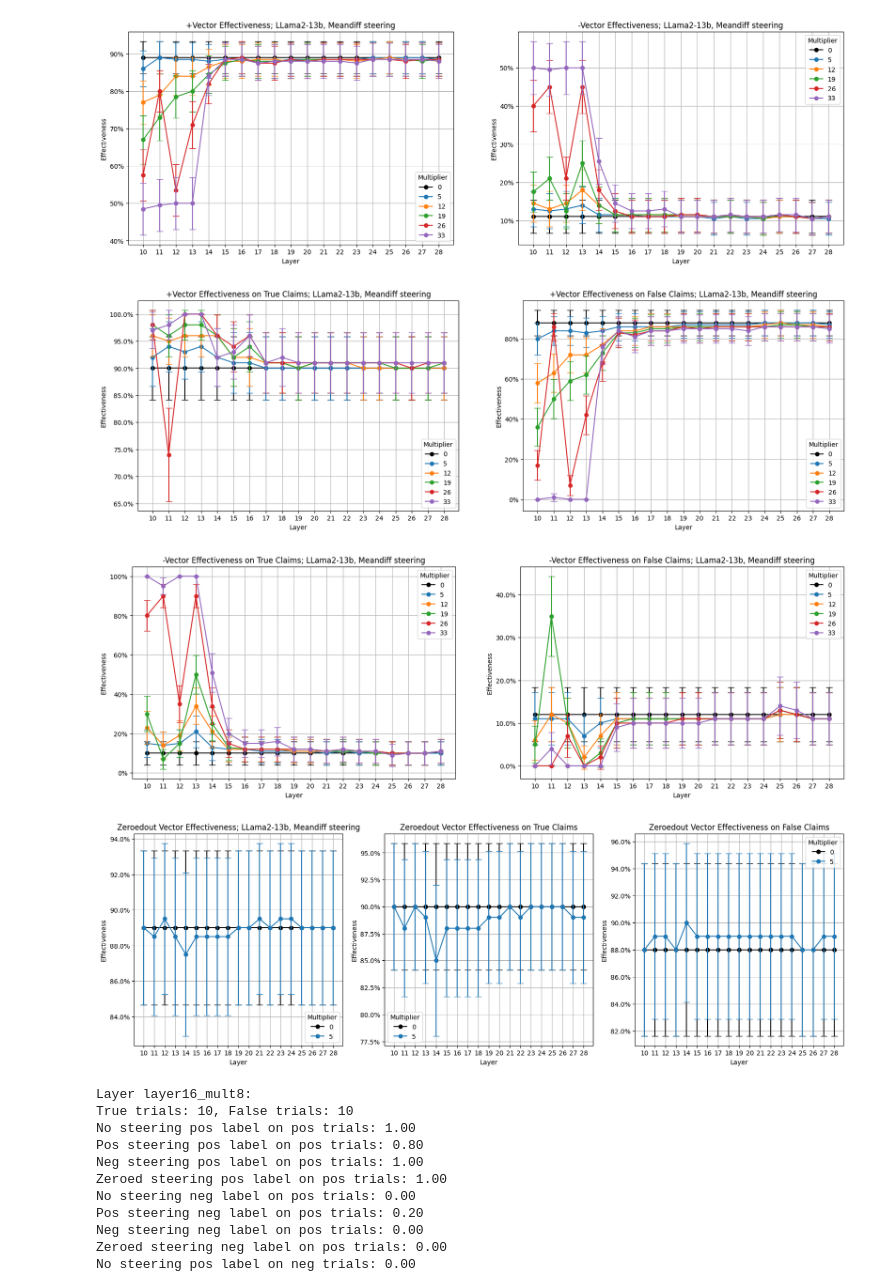
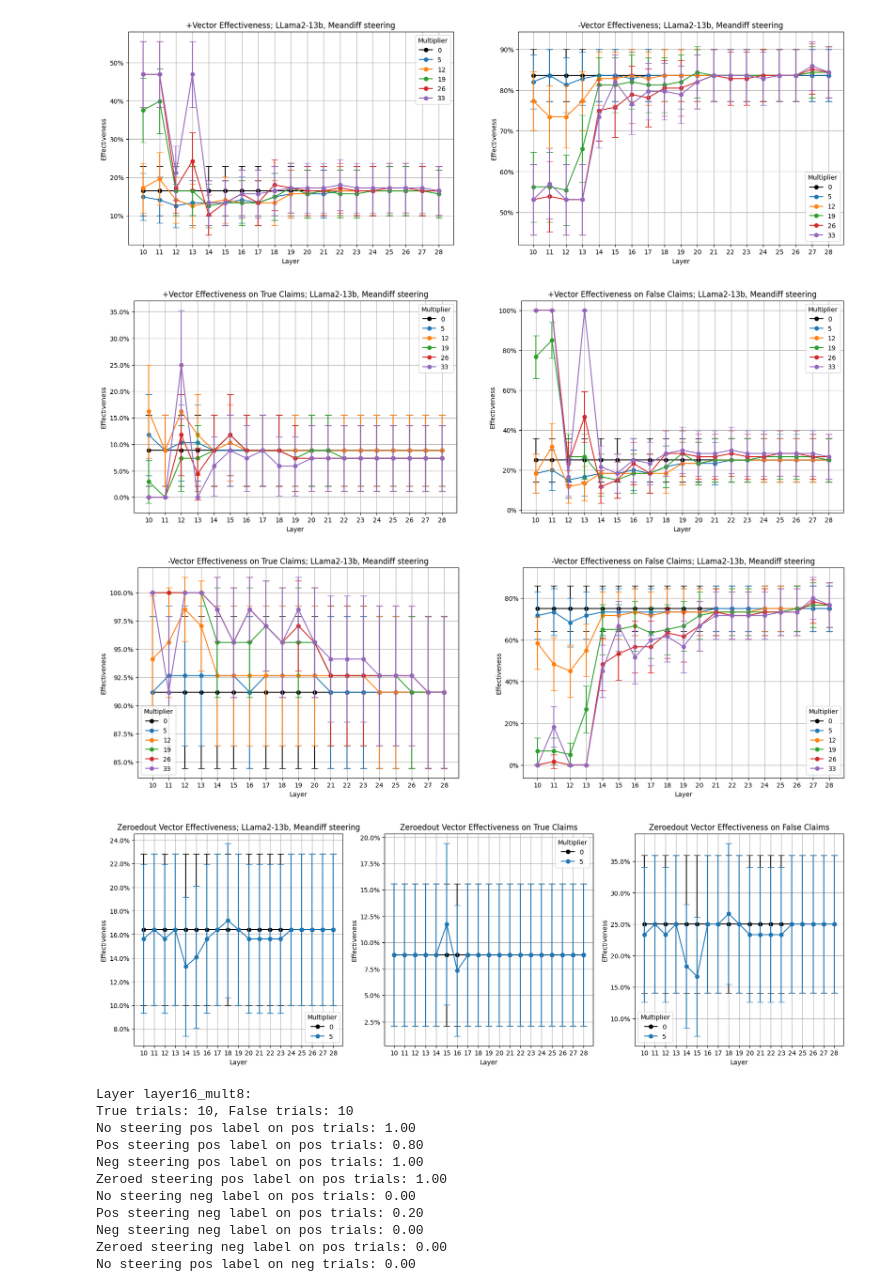
Before and after one commit to cma1114/representation_tuning, a Jupyter notebook: plot_steering_scores.ipynb, the cells around one changed output. Drawn from its saved outputs; the diff is of its cells as text; code cells hidden in the pictures.

```diff
--- a/plot_steering_scores.ipynb
+++ b/plot_steering_scores.ipynb
@@ -153,6 +153,8 @@ file = outputdir+"untunedmodel_steering_honesty_paired_last22offset7_meandiff_pr
 #file = outputdir+"negtunedmodel_llama2_13bchat_steering_honesty_paired_last22_meandiff_coronly_offset21_l14to18_gpt4facts_cleanprompt.json"
 file = outputdir+"untunedmodel_llama2_13bchat_steering_honesty_paired_last22_meandiff_coronly_offset7_gpt4facts.json"
 file = outputdir+"posplustruthtunedmodel_llama2_13bchat_steering_honesty_paired_last22_meandiff_coronly_offset7_gpt4facts.json"
+file = outputdir+"negpluslietunedmodel_llama2_13bchat_steering_honesty_paired_last22_meandiff_coronly_offset7_gpt4facts.json"
+file = outputdir+"negpluslietunedmodel_llama2_13bchat_steering_honesty_paired_last22_meandiff_coronly_offset7_l10to17_gpt4facts.json"
 
 with open(file, 'r') as infile:
     resps = json.load(infile)
@@ -240,37 +242,37 @@ for layermult in layer_mult_combinations:
                 neg_effectiveness_df.loc[layer, 0] += 1/len(mults)
                 neg_effectiveness_lies_df.loc[layer, 0] += 1/len(mults)
                 zeroedout_neg_effectiveness_df.loc[layer, 0] += 1/len(mults)
                 zeroedout_neg_effectiveness_lies_df.loc[layer, 0] += 1/len(mults)
             if evaluate_answer(entry['steered'][layermult]['answer_zeroedout']) == -1:
                 zeroedout_pos_effectiveness_df.loc[layer, mult] += 1
                 zeroedout_pos_effectiveness_lies_df.loc[layer, mult] += 1
         sentctr += 1
 
 fig, axs = plt.subplots(1, 2, figsize=(20, 6))
 plot_effectiveness(axs[0], pos_effectiveness_df, sentctr, "+Vector Effectiveness; LLama2-13b, Meandiff steering")
 plot_effectiveness(axs[1], neg_effectiveness_df, sentctr, "-Vector Effectiveness; LLama2-13b, Meandiff steering")
 plt.show()
 
 fig, axs = plt.subplots(1, 2, figsize=(20, 6))
 plot_effectiveness(axs[0], pos_effectiveness_truths_df, truectr, "+Vector Effectiveness on True Claims; LLama2-13b, Meandiff steering")
 plot_effectiveness(axs[1], pos_effectiveness_lies_df, falsectr, "+Vector Effectiveness on False Claims; LLama2-13b, Meandiff steering")
 plt.show()
 
 fig, axs = plt.subplots(1, 2, figsize=(20, 6))
 plot_effectiveness(axs[0], neg_effectiveness_truths_df, truectr, "-Vector Effectiveness on True Claims; LLama2-13b, Meandiff steering")
 plot_effectiveness(axs[1], neg_effectiveness_lies_df, falsectr, "-Vector Effectiveness on False Claims; LLama2-13b, Meandiff steering")
 plt.show()
 
 fig, axs = plt.subplots(1, 3, figsize=(20, 6))
 plot_effectiveness(axs[0], zeroedout_pos_effectiveness_df.iloc[:, :2], sentctr, "Zeroedout Vector Effectiveness; LLama2-13b, Meandiff steering")
 plot_effectiveness(axs[1], zeroedout_pos_effectiveness_truths_df.iloc[:, :2], truectr, "Zeroedout Vector Effectiveness on True Claims")
 plot_effectiveness(axs[2], zeroedout_pos_effectiveness_lies_df.iloc[:, :2], falsectr, "Zeroedout Vector Effectiveness on False Claims")
 plt.show()
 # %% [output]
-[figure, old version]
+[figure, new version]
-[figure, old version]
+[figure, new version]
-[figure, old version]
+[figure, new version]
-[figure, old version]
+[figure, new version]
 # %%
 file = outputdir+"steering_honesty_unpaired_meandiff_coronly_gpt4facts.json"
 file = outputdir+"steering_honesty_paired_offset5_meandiff_coronly_gpt4facts.json"
```
Also changed, not shown: 3 other files.
